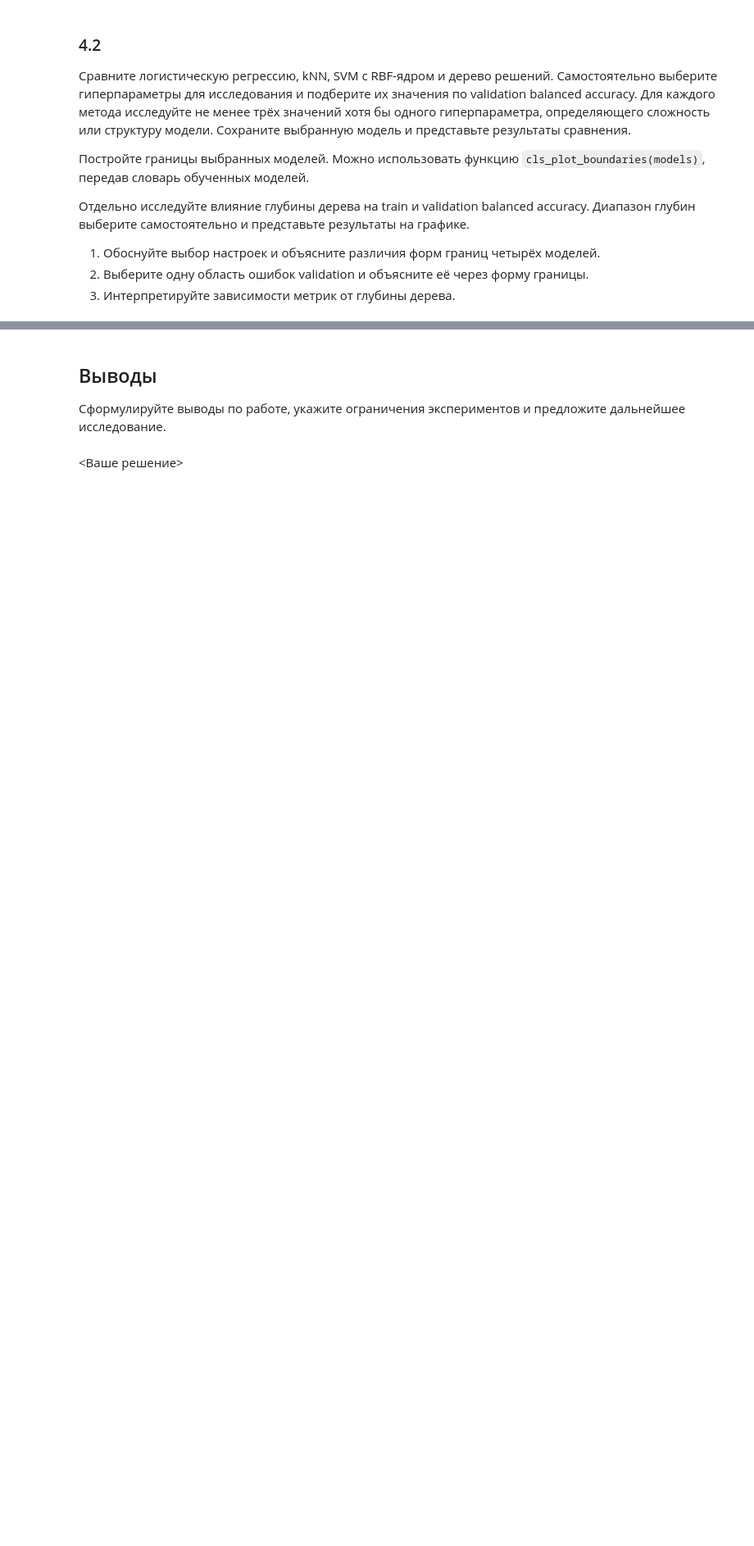
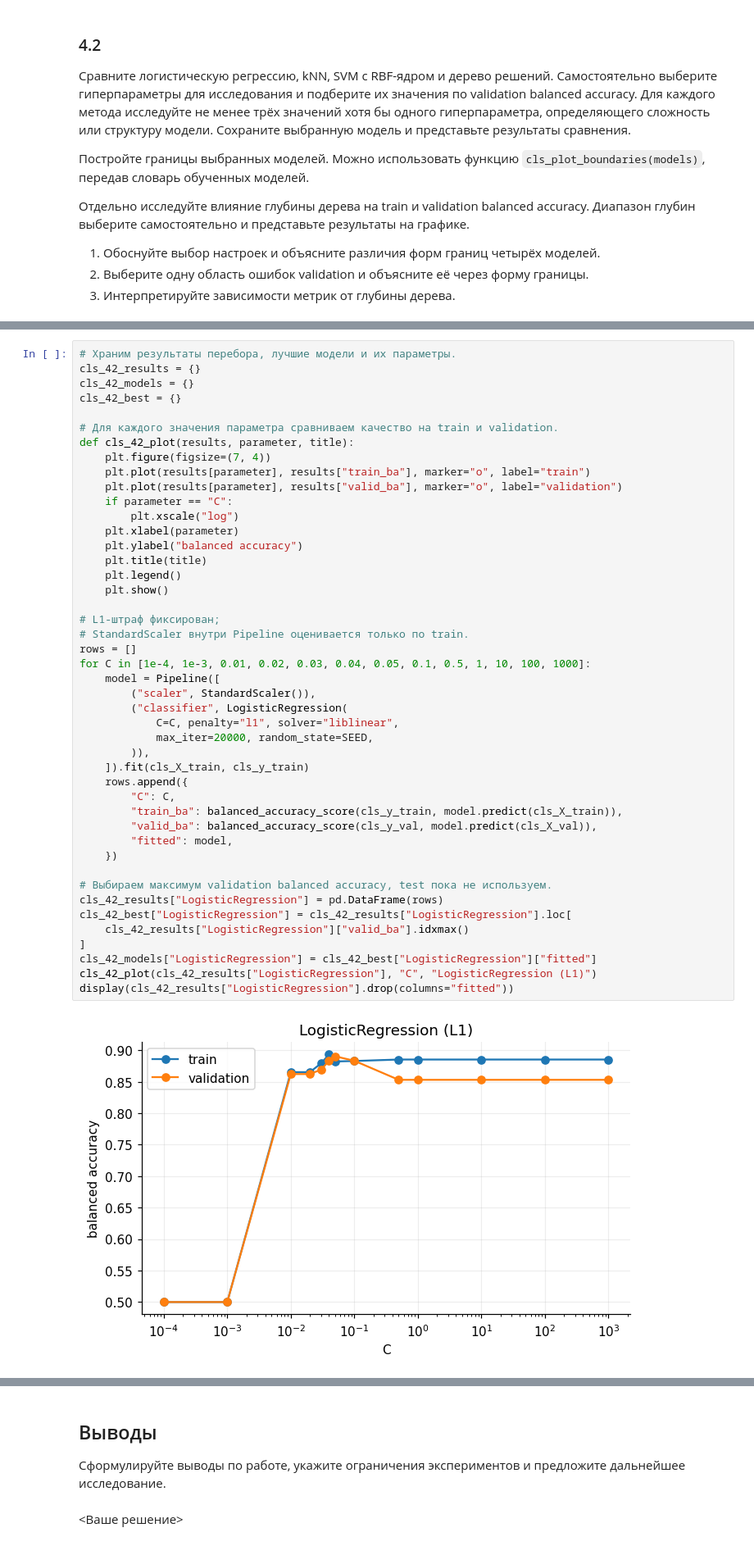
Before and after one commit to Abrackadabrr/machine_learning_practice, a Jupyter notebook: hometask/autumn_semester/task_1/hw1_student.ipynb, the cells around one changed output, grey strips where cells are left out. Shown at 82% size. Drawn from its saved outputs; the diff is of its cells as text; blank space fills up the shorter version.

```diff
--- a/hometask/autumn_semester/task_1/hw1_student.ipynb
+++ b/hometask/autumn_semester/task_1/hw1_student.ipynb
@@ -777,0 +857,47 @@ $\mathrm{BA}=(\mathrm{recall}_0+\mathrm{recall}_1)/2$.
+# %%
+# Храним результаты перебора, лучшие модели и их параметры.
+cls_42_results = {}
+cls_42_models = {}
+cls_42_best = {}
+
+# Для каждого значения параметра сравниваем качество на train и validation.
+def cls_42_plot(results, parameter, title):
+    plt.figure(figsize=(7, 4))
+    plt.plot(results[parameter], results["train_ba"], marker="o", label="train")
+    plt.plot(results[parameter], results["valid_ba"], marker="o", label="validation")
+    if parameter == "C":
+        plt.xscale("log")
+    plt.xlabel(parameter)
+    plt.ylabel("balanced accuracy")
+    plt.title(title)
+    plt.legend()
+    plt.show()
+
+# L1-штраф фиксирован;
+# StandardScaler внутри Pipeline оценивается только по train.
+rows = []
+for C in [1e-4, 1e-3, 0.01, 0.02, 0.03, 0.04, 0.05, 0.1, 0.5, 1, 10, 100, 1000]:
+    model = Pipeline([
+        ("scaler", StandardScaler()),
+        ("classifier", LogisticRegression(
+            C=C, penalty="l1", solver="liblinear",
+            max_iter=20000, random_state=SEED,
+        )),
+    ]).fit(cls_X_train, cls_y_train)
+    rows.append({
+        "C": C,
+        "train_ba": balanced_accuracy_score(cls_y_train, model.predict(cls_X_train)),
+        "valid_ba": balanced_accuracy_score(cls_y_val, model.predict(cls_X_val)),
+        "fitted": model,
+    })
+
+# Выбираем максимум validation balanced accuracy, test пока не используем.
+cls_42_results["LogisticRegression"] = pd.DataFrame(rows)
+cls_42_best["LogisticRegression"] = cls_42_results["LogisticRegression"].loc[
+    cls_42_results["LogisticRegression"]["valid_ba"].idxmax()
+]
+cls_42_models["LogisticRegression"] = cls_42_best["LogisticRegression"]["fitted"]
+cls_42_plot(cls_42_results["LogisticRegression"], "C", "LogisticRegression (L1)")
+display(cls_42_results["LogisticRegression"].drop(columns="fitted"))
+# %% [output]
+[figure, added]
```
Also changed, not shown: parts of 22 cells of this notebook.
